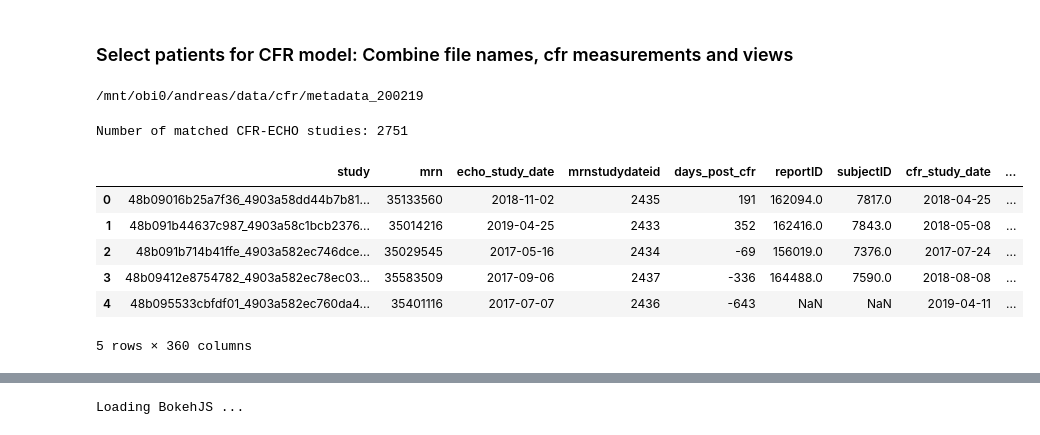
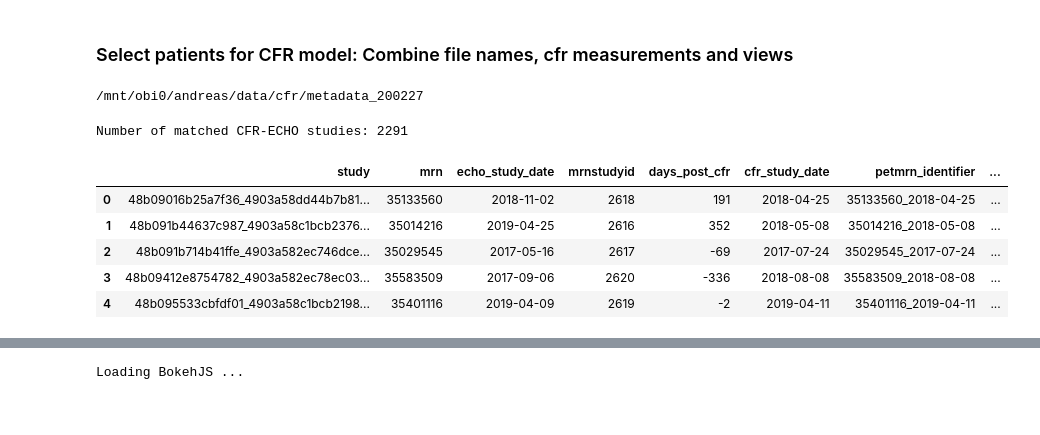
Before and after one commit to awerdich/werdich-cfr, a Jupyter notebook: notebooks/cfr_datasets.ipynb, the cells around one changed output, grey strips where cells are left out. Drawn from its saved outputs; the diff is of its cells as text; code cells hidden in the pictures.

Commit message:
latest CFR data set.

```diff
--- a/notebooks/cfr_datasets.ipynb
+++ b/notebooks/cfr_datasets.ipynb
@@ -17,26 +17,25 @@ from bokeh.models import ColumnDataSource, HoverTool, Legend
 from bokeh.palettes import Category10
 # %%
 cfr_data_root = os.path.normpath('/mnt/obi0/andreas/data/cfr')
-cfr_meta_date = '200219'
+cfr_meta_date = '200227'
 meta_dir = os.path.join(cfr_data_root, 'metadata_'+cfr_meta_date)
 print(meta_dir)
 # %% [output]
-/mnt/obi0/andreas/data/cfr/metadata_200219
+/mnt/obi0/andreas/data/cfr/metadata_200227
 # %%
 # CFR measurements matched with echo studies
-study_cfr_file = os.path.join(meta_dir, 'BWH_2020-Feb-4_pet_match365_diff_'+cfr_meta_date+'.parquet')
+study_cfr_file = os.path.join(meta_dir, 'pet_match365_diff_'+cfr_meta_date+'.parquet')
 study_cfr_df = pd.read_parquet(study_cfr_file)
 print('Number of matched CFR-ECHO studies: {}'.format(len(study_cfr_df.study.unique())))
 study_cfr_df.head()
 # %% [output]
-Number of matched CFR-ECHO studies: 2751
+Number of matched CFR-ECHO studies: 2291
-|  | study | mrn | echo_study_date | mrnstudydateid | days_post_cfr | reportID | subjectID | cfr_study_date | ... |
-| 0 | 48b09016b25a7f36_4903a58dd44b7b81... | 35133560 | 2018-11-02 | 2435 | 191 | 162094.0 | 7817.0 | 2018-04-25 | ... |
-| 1 | 48b091b44637c987_4903a58c1bcb2376... | 35014216 | 2019-04-25 | 2433 | 352 | 162416.0 | 7843.0 | 2018-05-08 | ... |
-| 2 | 48b091b714b41ffe_4903a582ec746dce... | 35029545 | 2017-05-16 | 2434 | -69 | 156019.0 | 7376.0 | 2017-07-24 | ... |
-| 3 | 48b09412e8754782_4903a582ec78ec03... | 35583509 | 2017-09-06 | 2437 | -336 | 164488.0 | 7590.0 | 2018-08-08 | ... |
-| 4 | 48b095533cbfdf01_4903a582ec760da4... | 35401116 | 2017-07-07 | 2436 | -643 | NaN | NaN | 2019-04-11 | ... |
+|  | study | mrn | echo_study_date | mrnstudyid | days_post_cfr | cfr_study_date | petmrn_identifier | ... |
+| 0 | 48b09016b25a7f36_4903a58dd44b7b81... | 35133560 | 2018-11-02 | 2618 | 191 | 2018-04-25 | 35133560_2018-04-25 | ... |
+| 1 | 48b091b44637c987_4903a58c1bcb2376... | 35014216 | 2019-04-25 | 2616 | 352 | 2018-05-08 | 35014216_2018-05-08 | ... |
+| 2 | 48b091b714b41ffe_4903a582ec746dce... | 35029545 | 2017-05-16 | 2617 | -69 | 2017-07-24 | 35029545_2017-07-24 | ... |
+| 3 | 48b09412e8754782_4903a582ec78ec03... | 35583509 | 2017-09-06 | 2620 | -336 | 2018-08-08 | 35583509_2018-08-08 | ... |
+| 4 | 48b095533cbfdf01_4903a58c1bcb2198... | 35401116 | 2019-04-09 | 2619 | -2 | 2019-04-11 | 35401116_2019-04-11 | ... |
-5 rows × 360 columns
 # %%
 # Meta data for all echo videos (or just this subset)
 echo_meta_file = os.path.join(meta_dir, 'echo_BWH_meta_cfr_'+cfr_meta_date+'.parquet')
```
Also changed, not shown: parts of 8 cells of this notebook, 6 other files.
